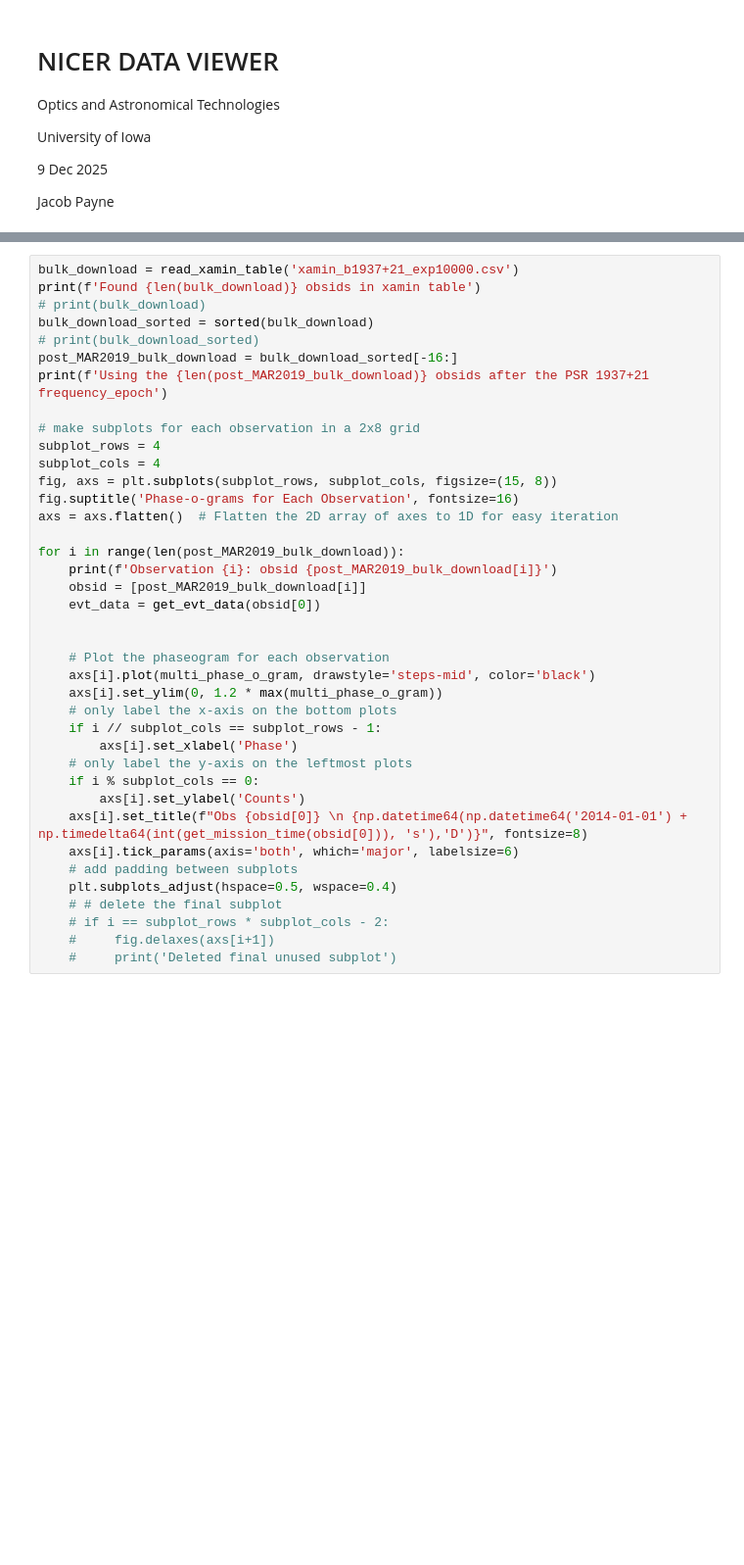
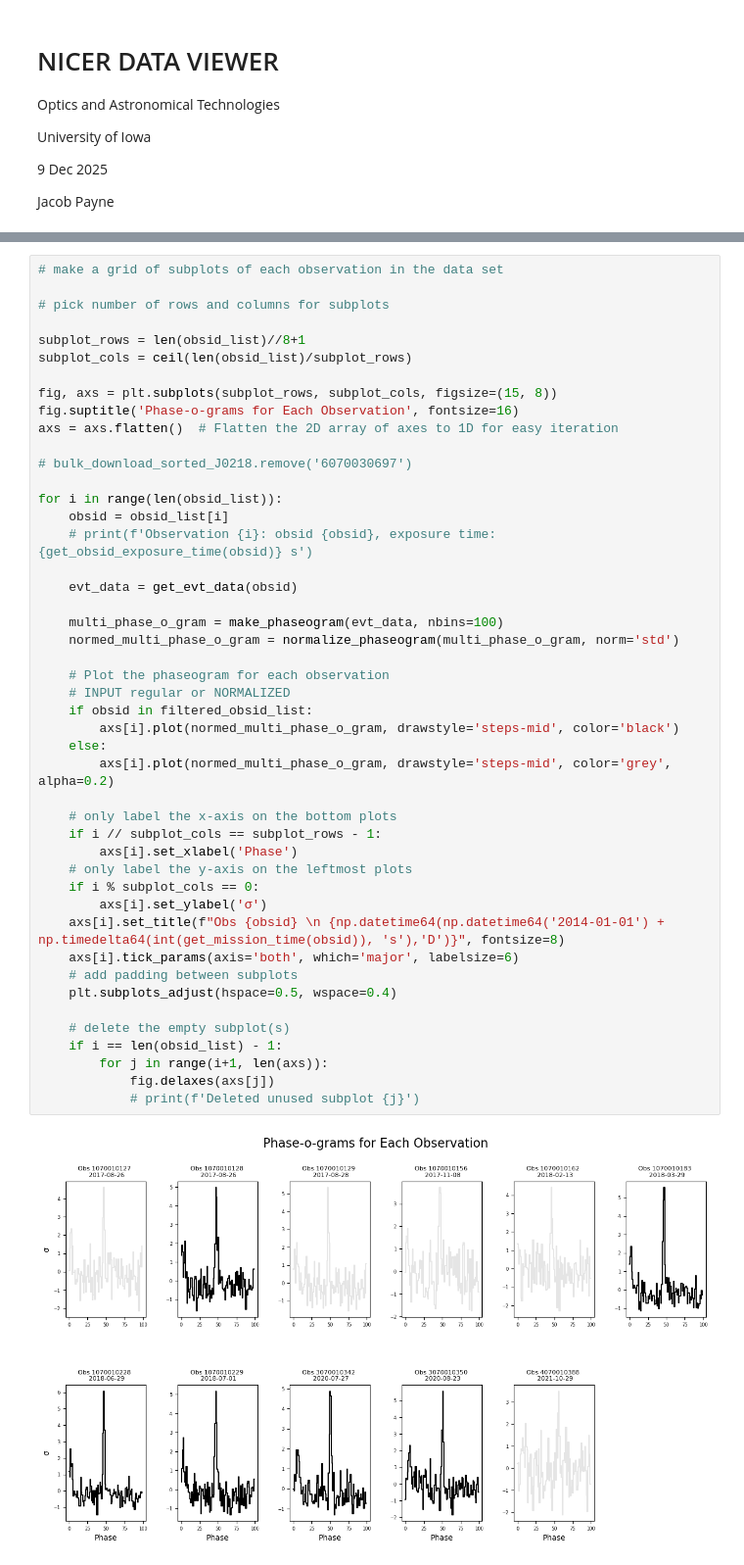
Before and after one commit to jacobspacepayne/nicer-observation, a Jupyter notebook: nicer_data_viewer.ipynb, the cells around one changed output, grey strips where cells are left out. Shown at 98% size. Cells and saved outputs as stored; diff of their text form; blank space fills up the shorter version.

```diff
--- a/nicer_data_viewer.ipynb
+++ b/nicer_data_viewer.ipynb
@@ -102,39 +139,48 @@ array([-0.51904598,  0.24239067, -0.45559293, -0.64595209, -1.15357652,
 # %%
-bulk_download = read_xamin_table('xamin_b1937+21_exp10000.csv')
-print(f'Found {len(bulk_download)} obsids in xamin table')
-# print(bulk_download)
-bulk_download_sorted = sorted(bulk_download)
-# print(bulk_download_sorted)
-post_MAR2019_bulk_download = bulk_download_sorted[-16:]
-print(f'Using the {len(post_MAR2019_bulk_download)} obsids after the PSR 1937+21 frequency_epoch')
+# make a grid of subplots of each observation in the data set
 
-# make subplots for each observation in a 2x8 grid
-subplot_rows = 4
-subplot_cols = 4
+# pick number of rows and columns for subplots
+
+subplot_rows = len(obsid_list)//8+1
+subplot_cols = ceil(len(obsid_list)/subplot_rows)
+
 fig, axs = plt.subplots(subplot_rows, subplot_cols, figsize=(15, 8))
 fig.suptitle('Phase-o-grams for Each Observation', fontsize=16)
 axs = axs.flatten()  # Flatten the 2D array of axes to 1D for easy iteration
 
-for i in range(len(post_MAR2019_bulk_download)):
-    print(f'Observation {i}: obsid {post_MAR2019_bulk_download[i]}')
-    obsid = [post_MAR2019_bulk_download[i]]
-    evt_data = get_evt_data(obsid[0])
+# bulk_download_sorted_J0218.remove('6070030697')
 
+for i in range(len(obsid_list)):
+    obsid = obsid_list[i]
+    # print(f'Observation {i}: obsid {obsid}, exposure time: {get_obsid_exposure_time(obsid)} s')
+
+    evt_data = get_evt_data(obsid)
+
+    multi_phase_o_gram = make_phaseogram(evt_data, nbins=100)
+    normed_multi_phase_o_gram = normalize_phaseogram(multi_phase_o_gram, norm='std')
 
     # Plot the phaseogram for each observation
-    axs[i].plot(multi_phase_o_gram, drawstyle='steps-mid', color='black')
-    axs[i].set_ylim(0, 1.2 * max(multi_phase_o_gram))
+    # INPUT regular or NORMALIZED
+    if obsid in filtered_obsid_list:
+        axs[i].plot(normed_multi_phase_o_gram, drawstyle='steps-mid', color='black')
+    else:
+        axs[i].plot(normed_multi_phase_o_gram, drawstyle='steps-mid', color='grey', alpha=0.2)
+
     # only label the x-axis on the bottom plots
     if i // subplot_cols == subplot_rows - 1:
         axs[i].set_xlabel('Phase')
     # only label the y-axis on the leftmost plots
     if i % subplot_cols == 0:
-        axs[i].set_ylabel('Counts')
-    axs[i].set_title(f"Obs {obsid[0]} \n {np.datetime64(np.datetime64('2014-01-01') + np.timedelta64(int(get_mission_time(obsid[0])), 's'),'D')}", fontsize=8)
+        axs[i].set_ylabel('σ')
+    axs[i].set_title(f"Obs {obsid} \n {np.datetime64(np.datetime64('2014-01-01') + np.timedelta64(int(get_mission_time(obsid)), 's'),'D')}", fontsize=8)
     axs[i].tick_params(axis='both', which='major', labelsize=6)
     # add padding between subplots
     plt.subplots_adjust(hspace=0.5, wspace=0.4)
-    # # delete the final subplot
-    # if i == subplot_rows * subplot_cols - 2:
-    #     fig.delaxes(axs[i+1])
-    #     print('Deleted final unused subplot')
+
+    # delete the empty subplot(s)
+    if i == len(obsid_list) - 1:
+        for j in range(i+1, len(axs)):
+            fig.delaxes(axs[j])
+            # print(f'Deleted unused subplot {j}')
+# %% [output]
+[figure, added]
```
Also changed, not shown: parts of 35 cells of this notebook.
